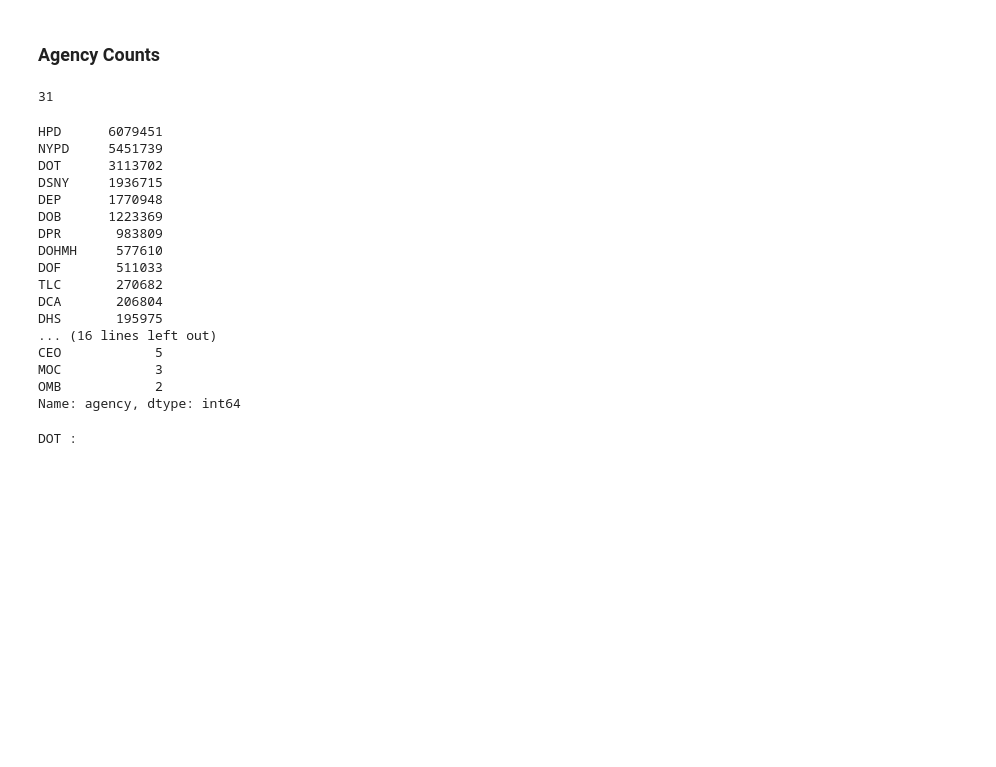
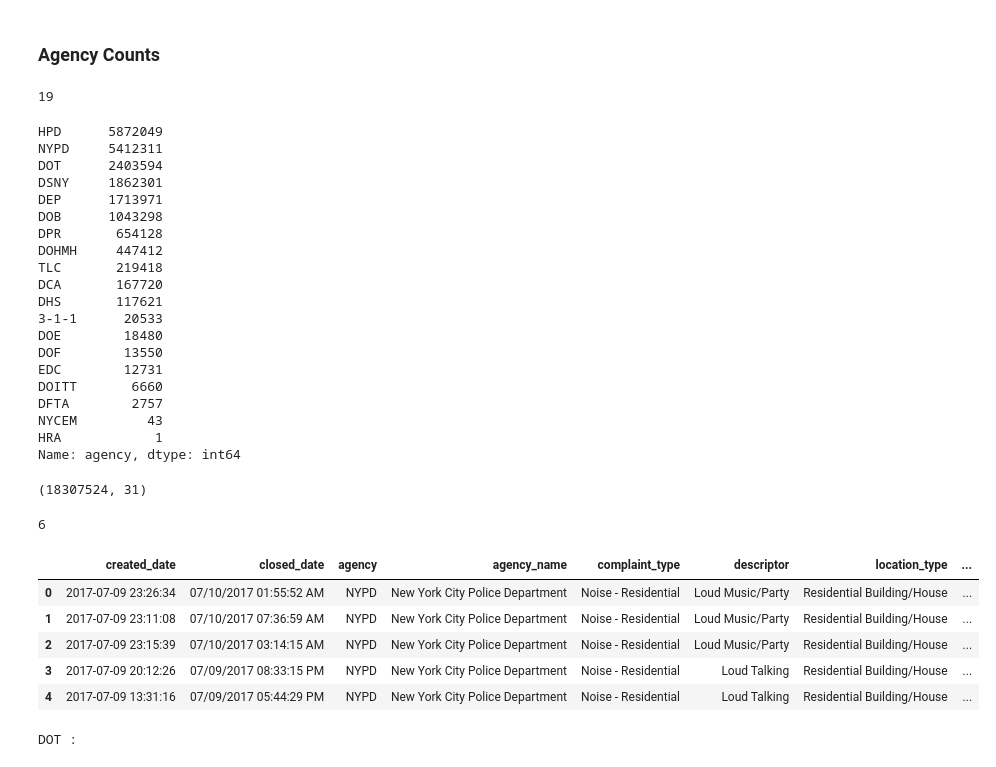
Before and after one commit to rab175/311_Project, a Jupyter notebook: Data_Import_Cleaning.ipynb, the cells around one changed output. Drawn from its saved outputs; the diff is of its cells as text; code cells hidden in the pictures; blank space fills up the shorter version.

Commit message:
data updated

```diff
--- a/Data_Import_Cleaning.ipynb
+++ b/Data_Import_Cleaning.ipynb
@@ -40,2 +319,2 @@ df.new_zip.nunique()
 # %%
-df.dropna(subset=['closed_date', 'location', 'incident_zip', 'cross_street_1', 'new_zip'], inplace=True)
+df.dropna(subset=['closed_date', 'location', 'incident_zip'], inplace=True)
@@ -125,0 +347,2 @@ df.created_date = pd.to_datetime(df.created_date, format='%m/%d/%Y %I:%M:%S %p')
+# %%
+df.closed_date = pd.to_datetime(df.closed_date, format='%m/%d/%Y %I:%M:%S %p')
@@ -126,28 +355,54 @@ df.created_date = pd.to_datetime(df.created_date, format='%m/%d/%Y %I:%M:%S %p')
 # %% [markdown]
 ### Agency Counts
 # %%
-# agencies = list(set(df.agency.values))
-# len(agencies)
+agencies = list(set(df.agency.values))
+len(agencies)
 # %% [output]
-31
+19
 # %%
-# df.agency.value_counts()
+df.agency.value_counts()
 # %% [output]
-HPD      6079451
-NYPD     5451739
-DOT      3113702
-DSNY     1936715
-DEP      1770948
-DOB      1223369
-DPR       983809
-DOHMH     577610
-DOF       511033
-TLC       270682
-DCA       206804
-DHS       195975
-... (16 lines left out)
-CEO            5
-MOC            3
-OMB            2
+HPD      5872049
+NYPD     5412311
+DOT      2403594
+DSNY     1862301
+DEP      1713971
+DOB      1043298
+DPR       654128
+DOHMH     447412
+TLC       219418
+DCA       167720
+DHS       117621
+3-1-1      20533
+DOE        18480
+DOF        13550
+EDC        12731
+DOITT       6660
+DFTA        2757
+NYCEM         43
+HRA            1
 Name: agency, dtype: int64
+# %%
+# top 6 agencies
+agencies = ['HPD', 'NYPD', 'DOT', 'DSNY', 'DEP', 'DOB']
+# %%
+# filter data down to top 6
+df = df[df['agency'].isin(agencies)]
+
+df.shape
+# %% [output]
+(18307524, 31)
+# %%
+df.agency.nunique()
+# %% [output]
+6
+# %%
+df.head()
+# %% [output]
+|  | created_date | closed_date | agency | agency_name | complaint_type | descriptor | location_type | ... |
+| 0 | 2017-07-09 23:26:34 | 07/10/2017 01:55:52 AM | NYPD | New York City Police Department | Noise - Residential | Loud Music/Party | Residential Building/House | ... |
+| 1 | 2017-07-09 23:11:08 | 07/10/2017 07:36:59 AM | NYPD | New York City Police Department | Noise - Residential | Loud Music/Party | Residential Building/House | ... |
+| 2 | 2017-07-09 23:15:39 | 07/10/2017 03:14:15 AM | NYPD | New York City Police Department | Noise - Residential | Loud Music/Party | Residential Building/House | ... |
+| 3 | 2017-07-09 20:12:26 | 07/09/2017 08:33:15 PM | NYPD | New York City Police Department | Noise - Residential | Loud Talking | Residential Building/House | ... |
+| 4 | 2017-07-09 13:31:16 | 07/09/2017 05:44:29 PM | NYPD | New York City Police Department | Noise - Residential | Loud Talking | Residential Building/House | ... |
 # %%
```
Also changed, not shown: parts of 44 cells of this notebook, 2 other files.
